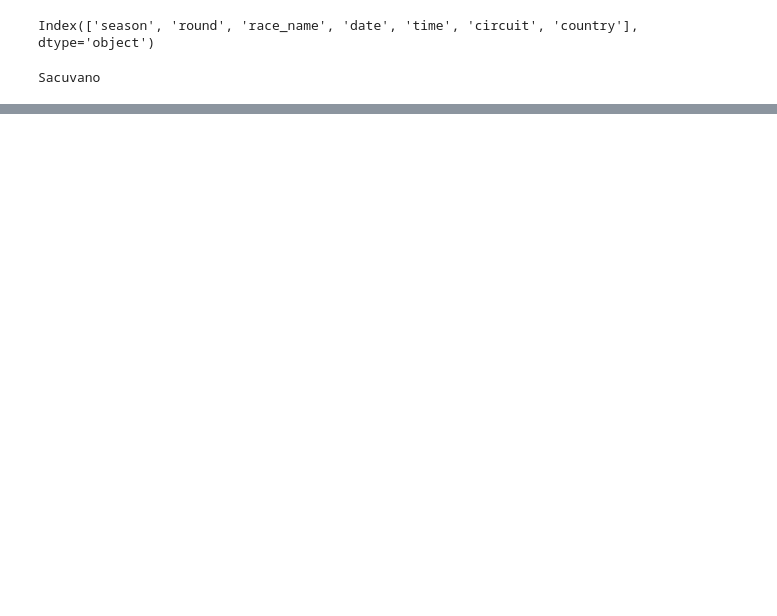
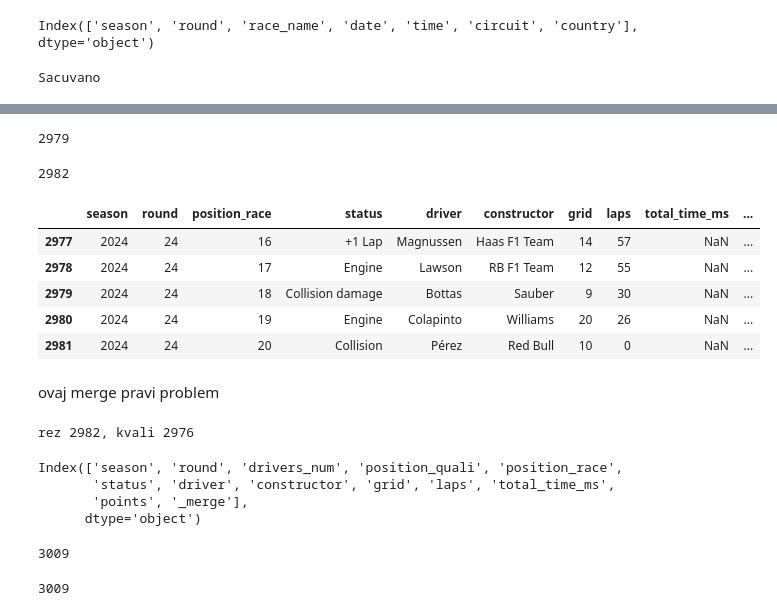
Before and after one commit to darijaaaa/Formula1, a Jupyter notebook: features.ipynb, the cells around one changed output, grey strips where cells are left out. Saved outputs shown, nothing was run; the diff lists cells and outputs as text; code cells hidden in the pictures; blank space fills up the shorter version.

```diff
--- a/features.ipynb
+++ b/features.ipynb
@@ -110,0 +166,23 @@ for i in range(len(trke)):
+# %%
+vozaci.loc[-1] = [28, 'Hartley']
+vozaci.loc[-1] = [45, 'de Vries']
+
+vozaci.loc[-1] = [47, 'Schumacher']
+vozaci.loc[-1] = [21, 'de Vries']
+vozaci.loc[-1] = [30, 'Lawson']
+vozaci.loc[-1] = [40, 'Lawson']
+vozaci.loc[-1] = [50, 'Bearman']
+# %%
+vozaci['permanentNumber'] = vozaci['permanentNumber'].astype(int)
+# %%
+len(rezultati)
+# %% [output]
+2979
+# %%
+rezultati = pd.merge(rezultati, vozaci, on=['driver'], how='left')
+# %%
+len(rezultati)
+# %% [output]
+2982
+# %%
+rezultati = rezultati.rename(columns={'permanentNumber': 'drivers_num'})
@@ -110,0 +191,11 @@ for i in range(len(trke)):
+# %%
+rezultati.tail()
+# %% [output]
+|  | season | round | position_race | status | driver | constructor | grid | laps | total_time_ms | ... |
+| 2977 | 2024 | 24 | 16 | +1 Lap | Magnussen | Haas F1 Team | 14 | 57 | NaN | ... |
+| 2978 | 2024 | 24 | 17 | Engine | Lawson | RB F1 Team | 12 | 55 | NaN | ... |
+| 2979 | 2024 | 24 | 18 | Collision damage | Bottas | Sauber | 9 | 30 | NaN | ... |
+| 2980 | 2024 | 24 | 19 | Engine | Colapinto | Williams | 20 | 26 | NaN | ... |
+| 2981 | 2024 | 24 | 20 | Collision | Pérez | Red Bull | 10 | 0 | NaN | ... |
+# %% [markdown]
+ovaj merge pravi problem
@@ -110,0 +208,4 @@ for i in range(len(trke)):
+# %%
+print(f'rez {len(rezultati)}, kvali {len(kvalifikacije)}')
+# %% [output]
+rez 2982, kvali 2976
@@ -110,0 +220,11 @@ for i in range(len(trke)):
+# %%
+rezultati.columns
+# %% [output]
+Index(['season', 'round', 'drivers_num', 'position_quali', 'position_race',
+       'status', 'driver', 'constructor', 'grid', 'laps', 'total_time_ms',
+       'points', '_merge'],
+      dtype='object')
+# %%
+print(len(rezultati))
+# %% [output]
+3009
@@ -110,0 +233,4 @@ for i in range(len(trke)):
+# %%
+len(rezultati)
+# %% [output]
+3009
```
Also changed, not shown: parts of 41 cells of this notebook.
